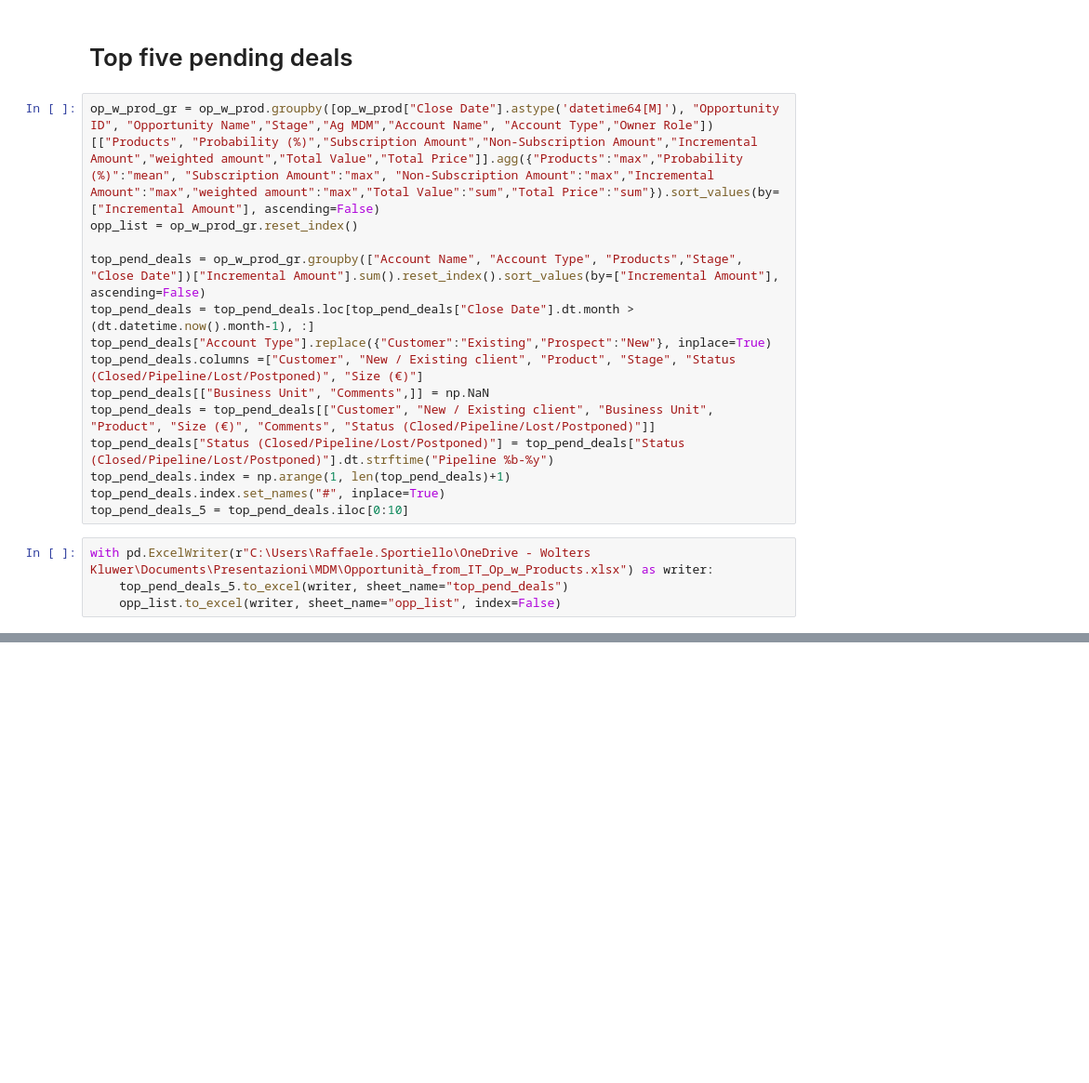
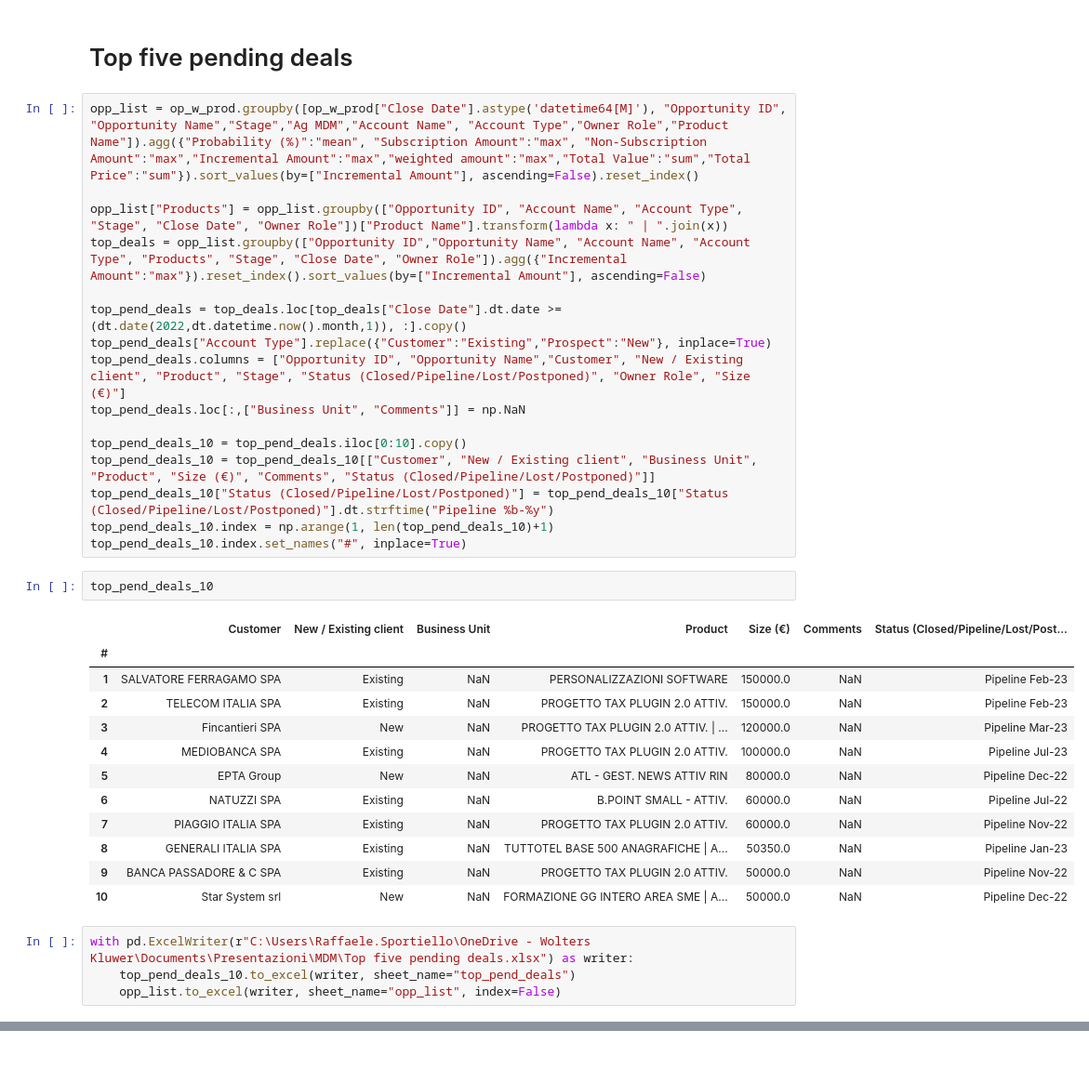
Before and after one commit to rafsport/business-analysis, a Jupyter notebook: MDM.ipynb, the cells around one changed output, grey strips where cells are left out. Shown at 93% size. Drawn from its saved outputs; the diff is of its cells as text; blank space fills up the shorter version.

```diff
--- a/MDM.ipynb
+++ b/MDM.ipynb
@@ -84,21 +100,38 @@ sales_director = par["Sales_director"][["Sales Director", "Rete", "Area territor
 linea_prodotti = par["Linea_prodotti"]
 # %% [markdown]
 # Top five pending deals
-# %%
-op_w_prod_gr = op_w_prod.groupby([op_w_prod["Close Date"].astype('datetime64[M]'), "Opportunity ID", "Opportunity Name","Stage","Ag MDM","Account Name", "Account Type","Owner Role"])[["Products", "Probability (%)","Subscription Amount","Non-Subscription Amount","Incremental Amount","weighted amount","Total Value","Total Price"]].agg({"Products":"max","Probability (%)":"mean", "Subscription Amount":"max", "Non-Subscription Amount":"max","Incremental Amount":"max","weighted amount":"max","Total Value":"sum","Total Price":"sum"}).sort_values(by=["Incremental Amount"], ascending=False)
-opp_list = op_w_prod_gr.reset_index()
-
-top_pend_deals = op_w_prod_gr.groupby(["Account Name", "Account Type", "Products","Stage", "Close Date"])["Incremental Amount"].sum().reset_index().sort_values(by=["Incremental Amount"], ascending=False)
-top_pend_deals = top_pend_deals.loc[top_pend_deals["Close Date"].dt.month > (dt.datetime.now().month-1), :]
-top_pend_deals["Account Type"].replace({"Customer":"Existing","Prospect":"New"}, inplace=True)
-top_pend_deals.columns =["Customer", "New / Existing client", "Product", "Stage", "Status (Closed/Pipeline/Lost/Postponed)", "Size (€)"]
-top_pend_deals[["Business Unit", "Comments",]] = np.NaN
-top_pend_deals = top_pend_deals[["Customer", "New / Existing client", "Business Unit", "Product", "Size (€)", "Comments", "Status (Closed/Pipeline/Lost/Postponed)"]]
-top_pend_deals["Status (Closed/Pipeline/Lost/Postponed)"] = top_pend_deals["Status (Closed/Pipeline/Lost/Postponed)"].dt.strftime("Pipeline %b-%y")
-top_pend_deals.index = np.arange(1, len(top_pend_deals)+1)
-top_pend_deals.index.set_names("#", inplace=True)
-top_pend_deals_5 = top_pend_deals.iloc[0:10]
+# %%
+opp_list = op_w_prod.groupby([op_w_prod["Close Date"].astype('datetime64[M]'), "Opportunity ID", "Opportunity Name","Stage","Ag MDM","Account Name", "Account Type","Owner Role","Product Name"]).agg({"Probability (%)":"mean", "Subscription Amount":"max", "Non-Subscription Amount":"max","Incremental Amount":"max","weighted amount":"max","Total Value":"sum","Total Price":"sum"}).sort_values(by=["Incremental Amount"], ascending=False).reset_index()
+
+opp_list["Products"] = opp_list.groupby(["Opportunity ID", "Account Name", "Account Type", "Stage", "Close Date", "Owner Role"])["Product Name"].transform(lambda x: " | ".join(x))
+top_deals = opp_list.groupby(["Opportunity ID","Opportunity Name", "Account Name", "Account Type", "Products", "Stage", "Close Date", "Owner Role"]).agg({"Incremental Amount":"max"}).reset_index().sort_values(by=["Incremental Amount"], ascending=False)
+
+top_pend_deals = top_deals.loc[top_deals["Close Date"].dt.date >= (dt.date(2022,dt.datetime.now().month,1)), :].copy()
+top_pend_deals["Account Type"].replace({"Customer":"Existing","Prospect":"New"}, inplace=True)
+top_pend_deals.columns = ["Opportunity ID", "Opportunity Name","Customer", "New / Existing client", "Product", "Stage", "Status (Closed/Pipeline/Lost/Postponed)", "Owner Role", "Size (€)"]
+top_pend_deals.loc[:,["Business Unit", "Comments"]] = np.NaN
+
+top_pend_deals_10 = top_pend_deals.iloc[0:10].copy()
+top_pend_deals_10 = top_pend_deals_10[["Customer", "New / Existing client", "Business Unit", "Product", "Size (€)", "Comments", "Status (Closed/Pipeline/Lost/Postponed)"]]
+top_pend_deals_10["Status (Closed/Pipeline/Lost/Postponed)"] = top_pend_deals_10["Status (Closed/Pipeline/Lost/Postponed)"].dt.strftime("Pipeline %b-%y")
+top_pend_deals_10.index = np.arange(1, len(top_pend_deals_10)+1)
+top_pend_deals_10.index.set_names("#", inplace=True)
+# %%
+top_pend_deals_10
+# %% [output]
+|  | Customer | New / Existing client | Business Unit | Product | Size (€) | Comments | Status (Closed/Pipeline/Lost/Post... |
+| # |  |  |  |  |  |  |  |
+| 1 | SALVATORE FERRAGAMO SPA | Existing | NaN | PERSONALIZZAZIONI SOFTWARE | 150000.0 | NaN | Pipeline Feb-23 |
+| 2 | TELECOM ITALIA SPA | Existing | NaN | PROGETTO TAX PLUGIN 2.0 ATTIV. | 150000.0 | NaN | Pipeline Feb-23 |
+| 3 | Fincantieri SPA | New | NaN | PROGETTO TAX PLUGIN 2.0 ATTIV. | ... | 120000.0 | NaN | Pipeline Mar-23 |
+| 4 | MEDIOBANCA SPA | Existing | NaN | PROGETTO TAX PLUGIN 2.0 ATTIV. | 100000.0 | NaN | Pipeline Jul-23 |
+| 5 | EPTA Group | New | NaN | ATL - GEST. NEWS ATTIV RIN | 80000.0 | NaN | Pipeline Dec-22 |
+| 6 | NATUZZI SPA | Existing | NaN | B.POINT SMALL - ATTIV. | 60000.0 | NaN | Pipeline Jul-22 |
+| 7 | PIAGGIO ITALIA SPA | Existing | NaN | PROGETTO TAX PLUGIN 2.0 ATTIV. | 60000.0 | NaN | Pipeline Nov-22 |
+| 8 | GENERALI ITALIA SPA | Existing | NaN | TUTTOTEL BASE 500 ANAGRAFICHE | A... | 50350.0 | NaN | Pipeline Jan-23 |
+| 9 | BANCA PASSADORE & C SPA | Existing | NaN | PROGETTO TAX PLUGIN 2.0 ATTIV. | 50000.0 | NaN | Pipeline Nov-22 |
+| 10 | Star System srl | New | NaN | FORMAZIONE GG INTERO AREA SME | A... | 50000.0 | NaN | Pipeline Dec-22 |
 # %%
-with pd.ExcelWriter(r"C:\Users\Raffaele.Sportiello\OneDrive - Wolters Kluwer\Documents\Presentazioni\MDM\Opportunità_from_IT_Op_w_Products.xlsx") as writer:
-    top_pend_deals_5.to_excel(writer, sheet_name="top_pend_deals")
+with pd.ExcelWriter(r"C:\Users\Raffaele.Sportiello\OneDrive - Wolters Kluwer\Documents\Presentazioni\MDM\Top five pending deals.xlsx") as writer:
+    top_pend_deals_10.to_excel(writer, sheet_name="top_pend_deals")
     opp_list.to_excel(writer, sheet_name="opp_list", index=False)
```
Also changed, not shown: parts of 51 cells of this notebook, 27 other files.
